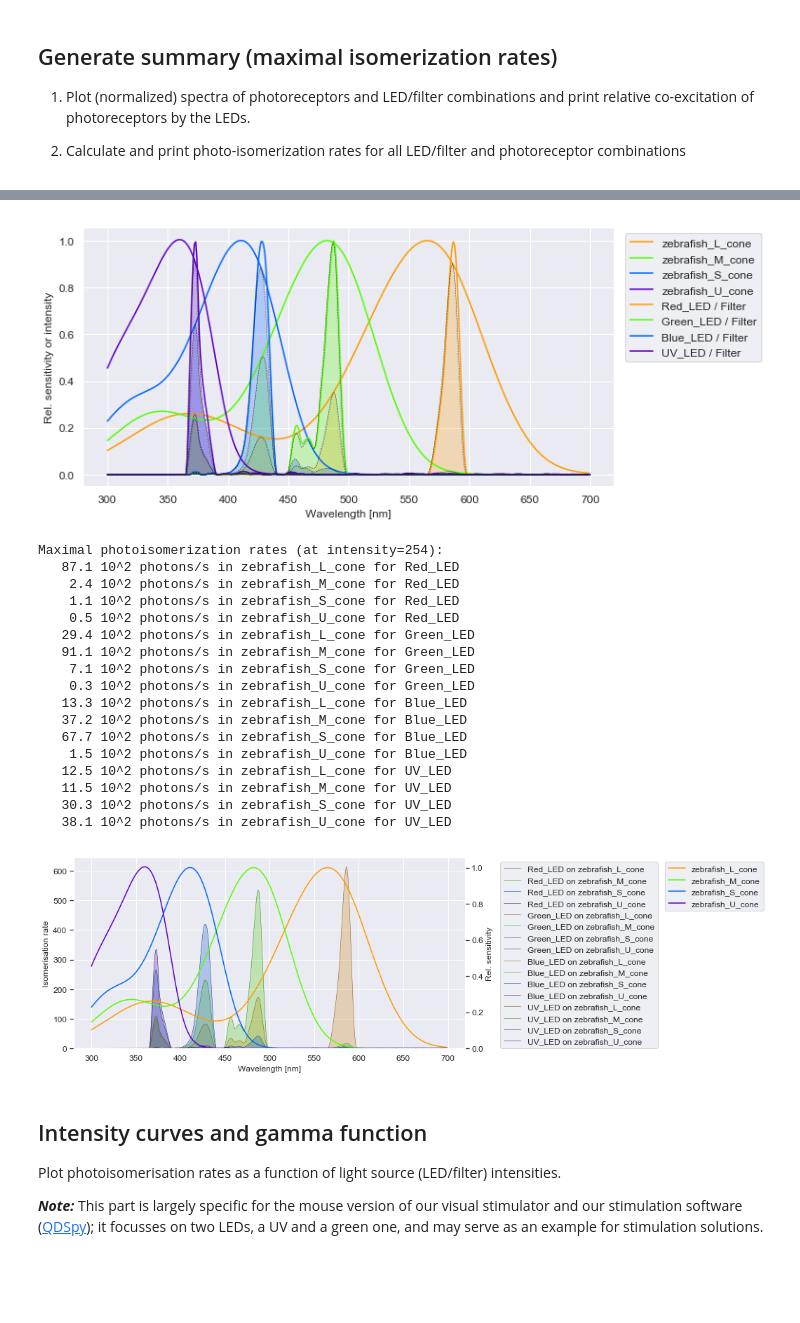
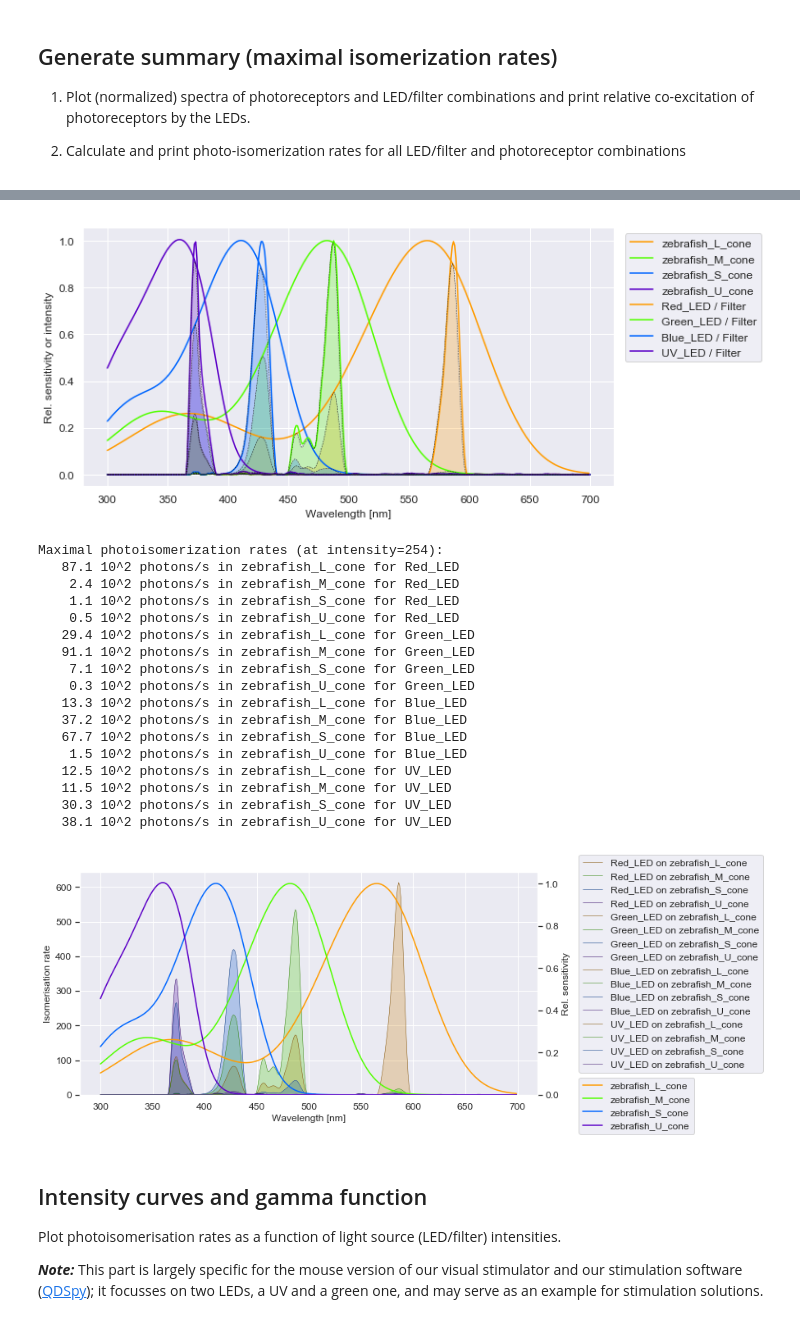
Before and after one commit to eulerlab/open-visual-stimulator, a Jupyter notebook: calibration_zebrafish/stimulator_calibration.ipynb, the cells around one changed output, grey strips where cells are left out. Saved outputs shown, nothing was run; the diff lists cells and outputs as text; code cells hidden in the pictures; blank space fills up the shorter version.

```diff
--- a/calibration_zebrafish/stimulator_calibration.ipynb
+++ b/calibration_zebrafish/stimulator_calibration.ipynb
@@ -438,35 +395,0 @@ ax2.set_xlim((300, 650));
-# %%
-fig, ax1 = plt.subplots()
-ax2      = ax1.twinx()
-
-for PR in PRs:
-    if len(PR["spect"]) > 0:
-        col = spc.wavelength_to_rgb(PR["peak_nm"], darker=0.75)
-        ax2.plot(x_wavelen_nm, PR["spect"], color=col, label=PR["name"])
-
-LED["LED_power"] = []
-for LED in LEDs:
-    if len(LED["LED_spect"]) > 0:
-        col_lo = spc.wavelength_to_rgb(LED["peak_nm"], darker=0.5)
-        col_hi = spc.wavelength_to_rgb(LED["peak_nm"], darker=0.8)
-        ax1.plot(Wavelength, LED["LED_spect"]*LED["power"][99], color=col_lo, label=LED["name"], linewidth=0.5)
-        ax1.fill(Wavelength, LED["LED_spect"]*LED["power"][99], facecolor=col_hi, alpha=0.25)
-        LED["LED_power"] = sum(LED["LED_spect"]*LED["power"][99])
-
-ax1.set_xlabel("Wavelength [nm]")
-ax1.set_ylabel("LED/filter power [nW]")
-ax1.set_ylim(bottom=0)
-
-plt.plot(WaveRed,Filter_Red,'k',linewidth=0.5)
-plt.plot(WaveGreen,Filter_Green,'k',linewidth=0.5)
-plt.plot(WaveBlue,Filter_Blue,'k',linewidth=0.5)
-plt.plot(WaveUV,Filter_UV,'k',linewidth=0.5)
-
-ax2.set_ylabel("Rel. sensitivity")
-ax2.set_ylim(bottom=0)
-ax2.legend(bbox_to_anchor=(1.10, 1), loc="upper left")
-ax2.grid(False)
-ax2.set_xlim((300, 650));
-
-for iLED, LED in enumerate(LEDs):
-    print("{0}, sum = {1:.3e} nW".format(LED["name"], LED["LED_power"]))
@@ -625,11 +533,11 @@ for LED in LEDs:
 
 ax1.set_xlabel("Wavelength [nm]")
 ax1.set_ylabel("Isomerisation rate")
-ax1.legend(bbox_to_anchor=(1.08, 1), loc="upper left")
+ax1.legend(bbox_to_anchor=(1.08, 1.1), loc="upper left")
 ax1.set_ylim(bottom=0)
 
 ax2.set_ylabel("Rel. sensitivity")
-ax2.legend(bbox_to_anchor=(1.50, 1), loc="upper left")
+ax2.legend(bbox_to_anchor=(1.08, 0.1), loc="upper left")
 ax2.set_ylim(bottom=0)
 ax2.grid(False)
 # %% [output]
@@ -641,34 +549,34 @@ Relative co-excitation (at intensity=254):
   31.0% of zebrafish_L_cone by Green_LED
   96.0% of zebrafish_M_cone by Green_LED
    7.5% of zebrafish_S_cone by Green_LED
    0.3% of zebrafish_U_cone by Green_LED
   17.1% of zebrafish_L_cone by Blue_LED
   47.8% of zebrafish_M_cone by Blue_LED
   87.2% of zebrafish_S_cone by Blue_LED
    2.0% of zebrafish_U_cone by Blue_LED
   26.8% of zebrafish_L_cone by UV_LED
   24.6% of zebrafish_M_cone by UV_LED
   64.9% of zebrafish_S_cone by UV_LED
   81.7% of zebrafish_U_cone by UV_LED
 [figure]
 Maximal photoisomerization rates (at intensity=254):
    87.1 10^2 photons/s in zebrafish_L_cone for Red_LED
     2.4 10^2 photons/s in zebrafish_M_cone for Red_LED
     1.1 10^2 photons/s in zebrafish_S_cone for Red_LED
     0.5 10^2 photons/s in zebrafish_U_cone for Red_LED
    29.4 10^2 photons/s in zebrafish_L_cone for Green_LED
    91.1 10^2 photons/s in zebrafish_M_cone for Green_LED
     7.1 10^2 photons/s in zebrafish_S_cone for Green_LED
     0.3 10^2 photons/s in zebrafish_U_cone for Green_LED
    13.3 10^2 photons/s in zebrafish_L_cone for Blue_LED
    37.2 10^2 photons/s in zebrafish_M_cone for Blue_LED
    67.7 10^2 photons/s in zebrafish_S_cone for Blue_LED
     1.5 10^2 photons/s in zebrafish_U_cone for Blue_LED
    12.5 10^2 photons/s in zebrafish_L_cone for UV_LED
    11.5 10^2 photons/s in zebrafish_M_cone for UV_LED
    30.3 10^2 photons/s in zebrafish_S_cone for UV_LED
    38.1 10^2 photons/s in zebrafish_U_cone for UV_LED
-[figure, old version]
+[figure, new version]
 # %% [markdown]
 ## Intensity curves and gamma function
 
```
Also changed, not shown: parts of 33 cells of this notebook, 6 other files.
